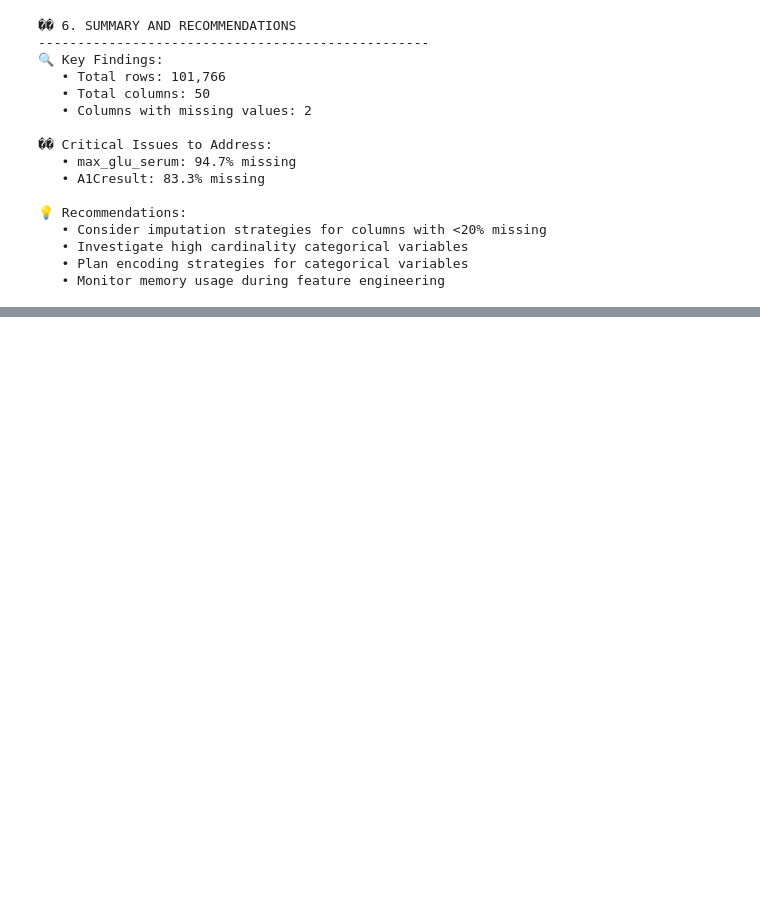
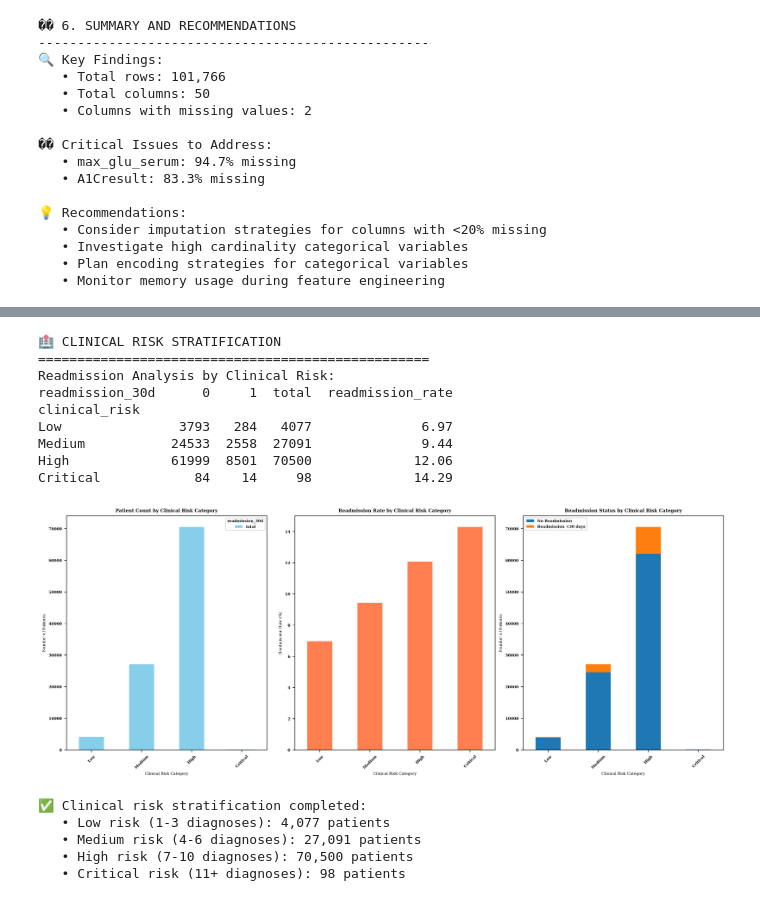
Before and after one commit to Muh76/diabetes-readmission-prediction, a Jupyter notebook: notebooks/01_initial_eda.ipynb, the cells around one changed output, grey strips where cells are left out. Drawn from its saved outputs; the diff is of its cells as text; code cells hidden in the pictures; blank space fills up the shorter version.

Commit message:
EDA further analysis

```diff
--- a/notebooks/01_initial_eda.ipynb
+++ b/notebooks/01_initial_eda.ipynb
@@ -251,0 +307,80 @@ print("   • Monitor memory usage during feature engineering")
+# %%
+# 🏥 CLINICAL RISK STRATIFICATION
+print("🏥 CLINICAL RISK STRATIFICATION")
+print("=" * 50)
+
+# Create clinical risk categories based on number of diagnoses
+df['clinical_risk'] = pd.cut(df['number_diagnoses'],
+                            bins=[0, 3, 6, 10, 100],
+                            labels=['Low', 'Medium', 'High', 'Critical'])
+
+# Analyze readmission by clinical risk
+risk_analysis = df.groupby(['clinical_risk', 'readmission_30d']).size().unstack(fill_value=0)
+risk_analysis['total'] = risk_analysis.sum(axis=1)
+risk_analysis['readmission_rate'] = (risk_analysis[1] / risk_analysis['total'] * 100).round(2)
+
+print("Readmission Analysis by Clinical Risk:")
+print(risk_analysis)
+
+# Visualize the relationship
+plt.figure(figsize=(15, 6))
+
+# Subplot 1: Count by risk category
+plt.subplot(1, 3, 1)
+risk_analysis[['total']].plot(kind='bar', color='skyblue', ax=plt.gca())
+plt.title('Patient Count by Clinical Risk Category', fontweight='bold')
+plt.xlabel('Clinical Risk Category')
+plt.ylabel('Number of Patients')
+plt.xticks(rotation=45)
+
+# Subplot 2: Readmission rate by risk category
+plt.subplot(1, 3, 2)
+risk_analysis['readmission_rate'].plot(kind='bar', color='coral', ax=plt.gca())
+plt.title('Readmission Rate by Clinical Risk Category', fontweight='bold')
+plt.xlabel('Clinical Risk Category')
+plt.ylabel('Readmission Rate (%)')
+plt.xticks(rotation=45)
+
+# Subplot 3: Stacked bar chart showing readmission vs no readmission
+plt.subplot(1, 3, 3)
+risk_analysis[[0, 1]].plot(kind='bar', stacked=True, ax=plt.gca())
+plt.title('Readmission Status by Clinical Risk Category', fontweight='bold')
+plt.xlabel('Clinical Risk Category')
+plt.ylabel('Number of Patients')
+plt.xticks(rotation=45)
+plt.legend(['No Readmission', 'Readmission <30 days'])
+
+plt.tight_layout()
+plt.show()
+
+print(f"\n✅ Clinical risk stratification completed:")
+print(f"   • Low risk (1-3 diagnoses): {risk_analysis.loc['Low', 'total']:,} patients")
+print(f"   • Medium risk (4-6 diagnoses): {risk_analysis.loc['Medium', 'total']:,} patients")
+print(f"   • High risk (7-10 diagnoses): {risk_analysis.loc['High', 'total']:,} patients")
+print(f"   • Critical risk (11+ diagnoses): {risk_analysis.loc['Critical', 'total']:,} patients")
+
+# Save risk analysis for later use
+clinical_risk_summary = {
+    'low_risk_patients': risk_analysis.loc['Low', 'total'],
+    'medium_risk_patients': risk_analysis.loc['Medium', 'total'],
+    'high_risk_patients': risk_analysis.loc['High', 'total'],
+    'critical_risk_patients': risk_analysis.loc['Critical', 'total'],
+    'highest_readmission_rate': risk_analysis['readmission_rate'].max(),
+    'highest_readmission_category': risk_analysis['readmission_rate'].idxmax()
+}
+# %% [output]
+🏥 CLINICAL RISK STRATIFICATION
+==================================================
+Readmission Analysis by Clinical Risk:
+readmission_30d      0     1  total  readmission_rate
+clinical_risk
+Low               3793   284   4077              6.97
+Medium           24533  2558  27091              9.44
+High             61999  8501  70500             12.06
+Critical            84    14     98             14.29
+[figure, added]
+✅ Clinical risk stratification completed:
+   • Low risk (1-3 diagnoses): 4,077 patients
+   • Medium risk (4-6 diagnoses): 27,091 patients
+   • High risk (7-10 diagnoses): 70,500 patients
+   • Critical risk (11+ diagnoses): 98 patients
```
Also changed, not shown: parts of 6 cells of this notebook.
